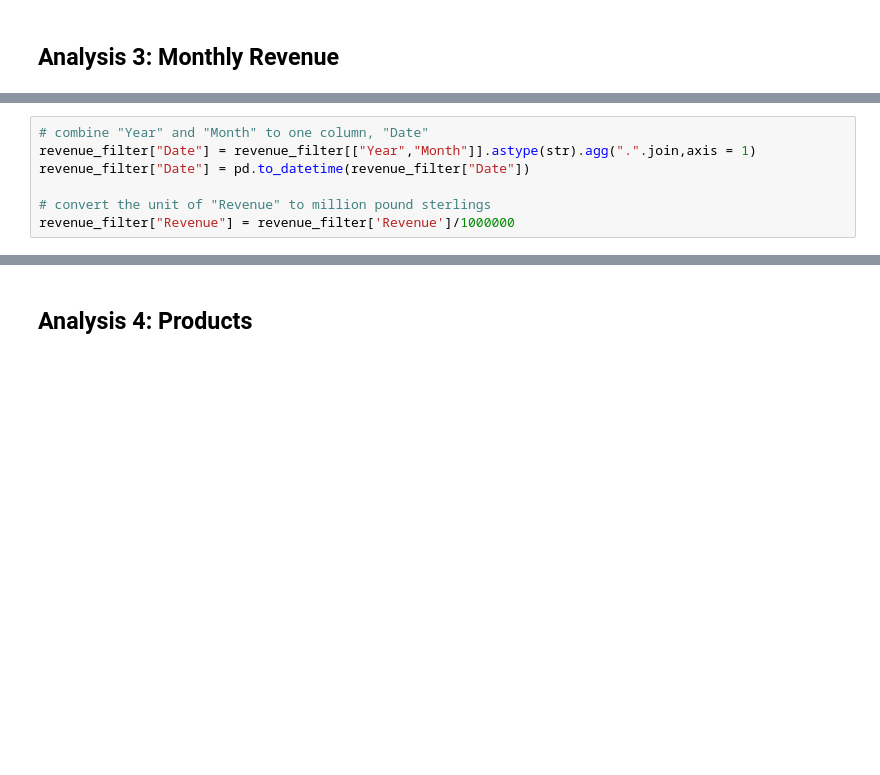
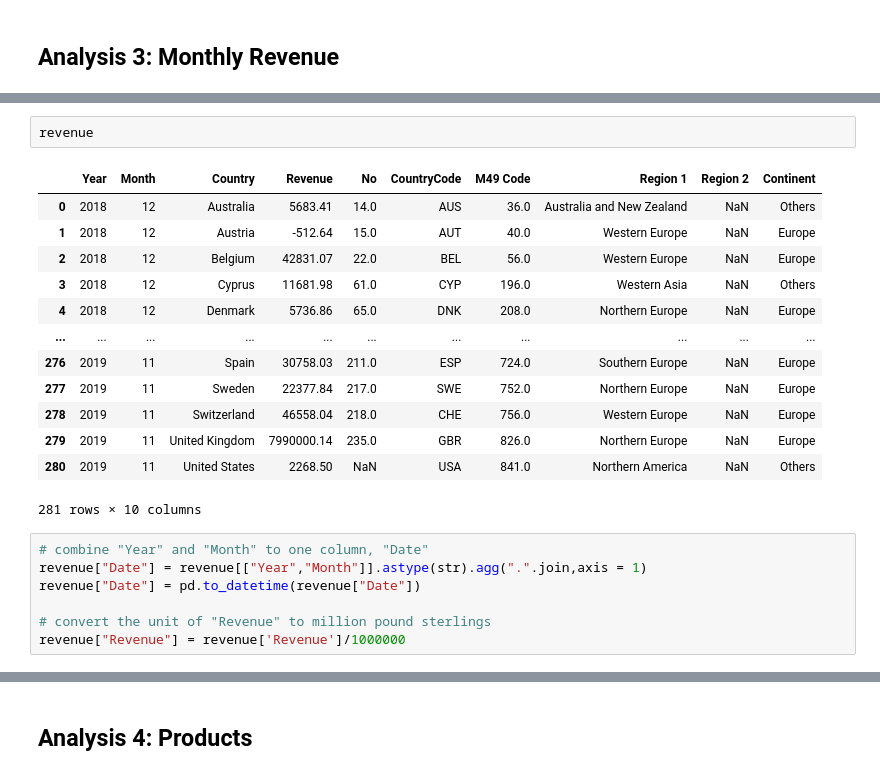
Before and after one commit to ZiqiPolimeros/Python-Project-Online-Retail-Business, a Jupyter notebook: online_shop_business.ipynb, the cells around one changed output, grey strips where cells are left out. Saved outputs shown, nothing was run; the diff lists cells and outputs as text; blank space fills up the shorter version.

```diff
--- a/online_shop_business.ipynb
+++ b/online_shop_business.ipynb
@@ -134,12 +200,28 @@ revenue_filter.Continent[revenue_filter.Continent != 'Europe'] = "Others"
 A value is trying to be set on a copy of a slice from a DataFrame
 
 See the caveats in the documentation: https://pandas.pydata.org/pandas-docs/stable/user_guide/indexing.html#returning-a-view-versus-a-copy
+# %%
+revenue
+# %% [output]
+|  | Year | Month | Country | Revenue | No | CountryCode | M49 Code | Region 1 | Region 2 | Continent |
+| 0 | 2018 | 12 | Australia | 5683.41 | 14.0 | AUS | 36.0 | Australia and New Zealand | NaN | Others |
+| 1 | 2018 | 12 | Austria | -512.64 | 15.0 | AUT | 40.0 | Western Europe | NaN | Europe |
+| 2 | 2018 | 12 | Belgium | 42831.07 | 22.0 | BEL | 56.0 | Western Europe | NaN | Europe |
+| 3 | 2018 | 12 | Cyprus | 11681.98 | 61.0 | CYP | 196.0 | Western Asia | NaN | Others |
+| 4 | 2018 | 12 | Denmark | 5736.86 | 65.0 | DNK | 208.0 | Northern Europe | NaN | Europe |
+| ... | ... | ... | ... | ... | ... | ... | ... | ... | ... | ... |
+| 276 | 2019 | 11 | Spain | 30758.03 | 211.0 | ESP | 724.0 | Southern Europe | NaN | Europe |
+| 277 | 2019 | 11 | Sweden | 22377.84 | 217.0 | SWE | 752.0 | Northern Europe | NaN | Europe |
+| 278 | 2019 | 11 | Switzerland | 46558.04 | 218.0 | CHE | 756.0 | Western Europe | NaN | Europe |
+| 279 | 2019 | 11 | United Kingdom | 7990000.14 | 235.0 | GBR | 826.0 | Northern Europe | NaN | Europe |
+| 280 | 2019 | 11 | United States | 2268.50 | NaN | USA | 841.0 | Northern America | NaN | Others |
+281 rows × 10 columns
 # %%
 # combine "Year" and "Month" to one column, "Date"
-revenue_filter["Date"] = revenue_filter[["Year","Month"]].astype(str).agg(".".join,axis = 1)
-revenue_filter["Date"] = pd.to_datetime(revenue_filter["Date"])
+revenue["Date"] = revenue[["Year","Month"]].astype(str).agg(".".join,axis = 1)
+revenue["Date"] = pd.to_datetime(revenue["Date"])
 
 # convert the unit of "Revenue" to million pound sterlings
-revenue_filter["Revenue"] = revenue_filter['Revenue']/1000000
+revenue["Revenue"] = revenue['Revenue']/1000000
 # %%
 # graph monthly sales
```
Also changed, not shown: parts of 18 cells of this notebook.
